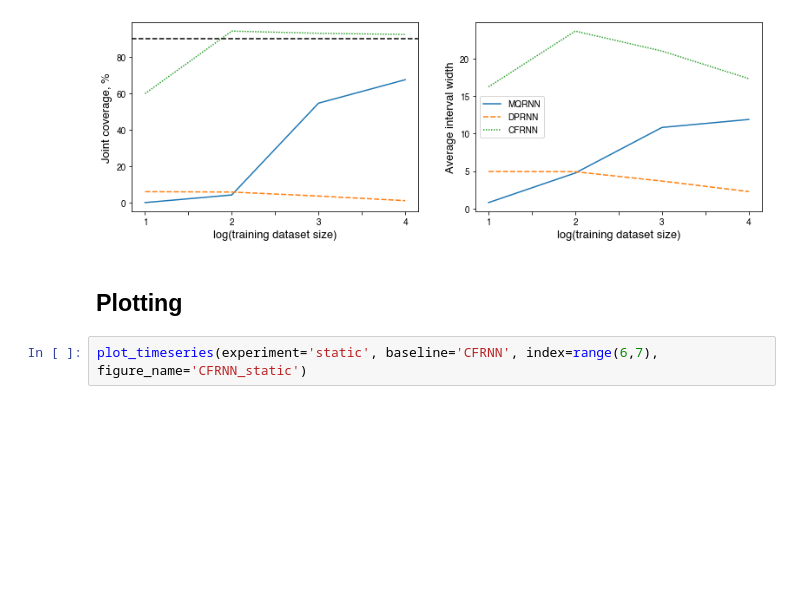
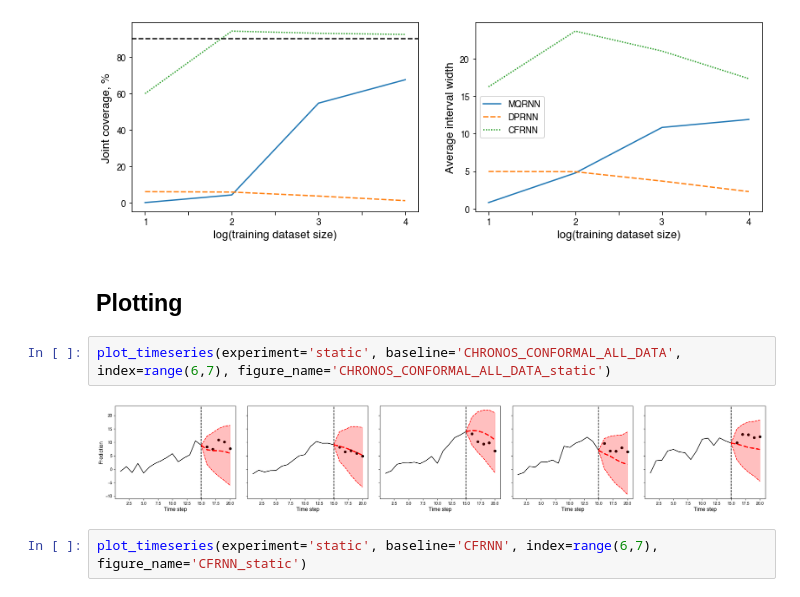
Before and after one commit to emiliocantuc/conformal-chronos, a Jupyter notebook: synthetic.ipynb, the cells around one changed output. Drawn from its saved outputs; the diff is of its cells as text; blank space fills up the shorter version.

```diff
--- a/synthetic.ipynb
+++ b/synthetic.ipynb
@@ -432,6 +431,10 @@ fig.savefig('{}.png'.format('sample_complexity'), bbox_inches='tight', dpi=600)
 [figure]
 # %% [markdown]
 ## Plotting
+# %%
+plot_timeseries(experiment='static', baseline='CHRONOS_CONFORMAL_ALL_DATA', index=range(6,7), figure_name='CHRONOS_CONFORMAL_ALL_DATA_static')
+# %% [output]
+[figure, added]
 # %%
 plot_timeseries(experiment='static', baseline='CFRNN', index=range(6,7), figure_name='CFRNN_static')
 # %% [output]
```
Also changed, not shown: parts of 12 cells of this notebook, 1 other file.
